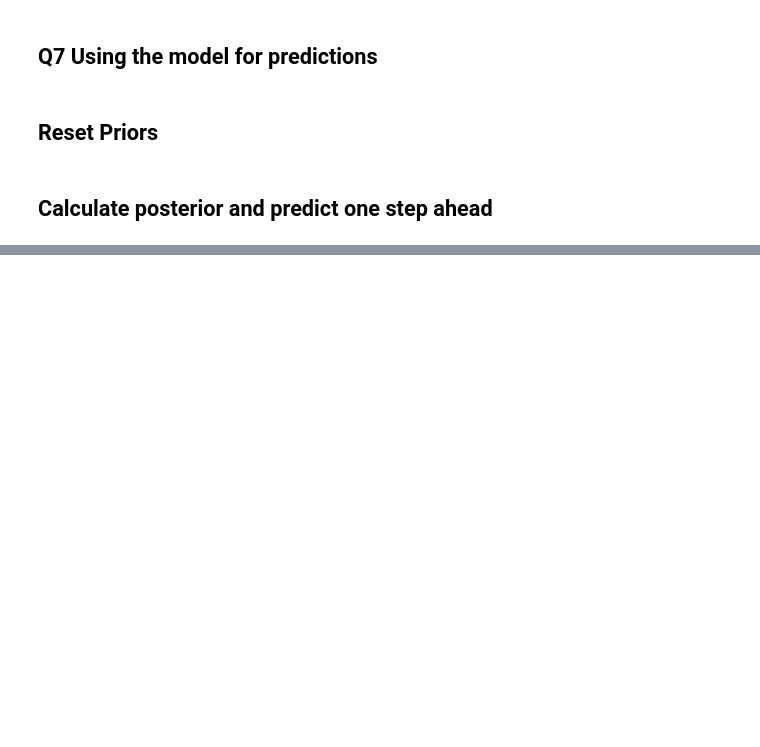
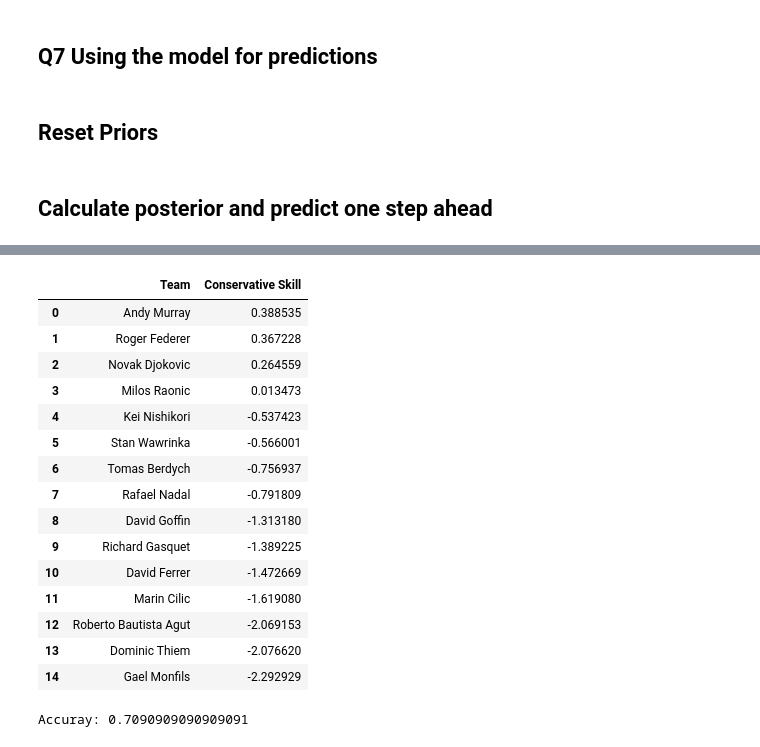
Before and after one commit to bcwein/1RT705APML-Project, a Jupyter notebook: project.ipynb, the cells around one changed output, grey strips where cells are left out. Cells and saved outputs as stored; diff of their text form; code cells hidden in the pictures; blank space fills up the shorter version.

```diff
--- a/project.ipynb
+++ b/project.ipynb
@@ -542,0 +653,39 @@ np.sum(true_values == predictions) / len(true_values)
+# %%
+team, cs = [], []
+k = 3
+
+for key, dist in distributions.items():
+    team.append(key)
+    cs.append(dist.mean() - k*dist.std())
+
+results = pd.DataFrame(
+    {
+        'Team': team,
+        'Conservative Skill': cs
+    }
+)
+results = results.sort_values('Conservative Skill', ascending=False).reset_index(drop=True)
+results
+# %% [output]
+|  | Team | Conservative Skill |
+| 0 | Andy Murray | 0.388535 |
+| 1 | Roger Federer | 0.367228 |
+| 2 | Novak Djokovic | 0.264559 |
+| 3 | Milos Raonic | 0.013473 |
+| 4 | Kei Nishikori | -0.537423 |
+| 5 | Stan Wawrinka | -0.566001 |
+| 6 | Tomas Berdych | -0.756937 |
+| 7 | Rafael Nadal | -0.791809 |
+| 8 | David Goffin | -1.313180 |
+| 9 | Richard Gasquet | -1.389225 |
+| 10 | David Ferrer | -1.472669 |
+| 11 | Marin Cilic | -1.619080 |
+| 12 | Roberto Bautista Agut | -2.069153 |
+| 13 | Dominic Thiem | -2.076620 |
+| 14 | Gael Monfils | -2.292929 |
+# %%
+predictions = np.array(topplayers['pred'])
+
+print("Accuray: " + str(np.sum(predictions==1) / len(predictions)))
+# %% [output]
+Accuray: 0.7090909090909091
```
Also changed, not shown: parts of 34 cells of this notebook, 2 other files.
